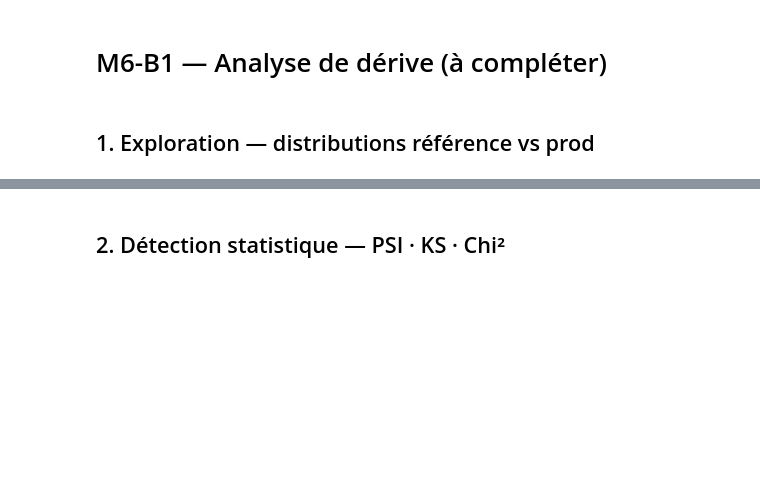
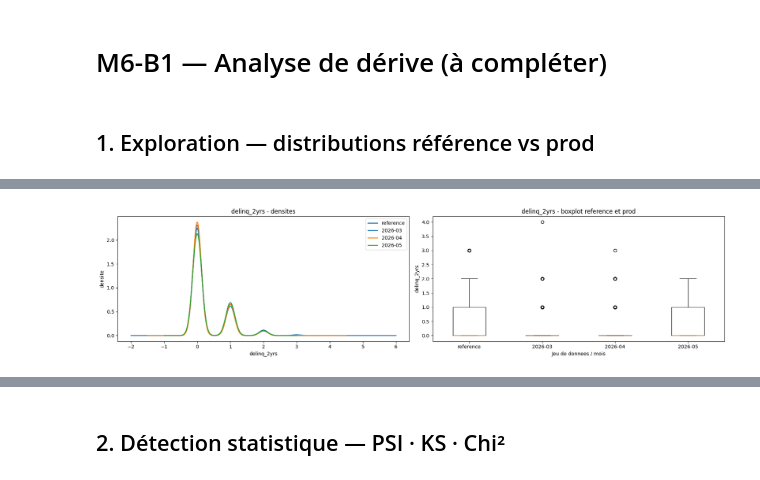
Before and after one commit to ddedomeni-j/M6-B1-pyrenex-drift-Romain-JulienD, a Jupyter notebook: notebooks/M6-B1_pyrenex-drift-Romain-JulienD.ipynb, the cells around one changed output, grey strips where cells are left out. Saved outputs shown, nothing was run; the diff lists cells and outputs as text; code cells hidden in the pictures; blank space fills up the shorter version.

```diff
--- a/notebooks/M6-B1_pyrenex-drift-Romain-JulienD.ipynb
+++ b/notebooks/M6-B1_pyrenex-drift-Romain-JulienD.ipynb
@@ -15,0 +350,45 @@ DATA_DIR = Path('../data')
+# %%
+col = "delinq_2yrs"
+months = sorted(df["month"].dropna().unique())
+
+ref_series = df_ref[col].dropna()
+prod_series = df[col].dropna()
+prod_by_month = [df.loc[df["month"] == month, col].dropna() for month in months]
+
+fig, axes = plt.subplots(1, 2, figsize=(18, 4.5))
+
+all_values = pd.concat([ref_series, prod_series], ignore_index=True)
+common_bins = np.histogram_bin_edges(all_values, bins=10)
+
+ref_series.plot(
+    kind="kde",
+    ax=axes[0],
+    color="#1f77b4",
+    linewidth=2,
+    label="reference",
+)
+for month in months:
+    df.loc[df["month"] == month, col].dropna().plot(
+        kind="kde",
+        ax=axes[0],
+        linewidth=1.8,
+        label=month,
+    )
+axes[0].set_title(f"{col} - densites")
+axes[0].set_xlabel(col)
+axes[0].set_ylabel("densite")
+axes[0].legend()
+
+axes[1].boxplot(
+    [ref_series, *prod_by_month],
+    tick_labels=["reference", *months],
+    showfliers=True,
+)
+axes[1].set_title(f"{col} - boxplot reference et prod")
+axes[1].set_xlabel("Jeu de donnees / mois")
+axes[1].set_ylabel(col)
+
+plt.tight_layout()
+plt.show()
+# %% [output]
+[figure, added]
```
Also changed, not shown: parts of 10 cells of this notebook.
